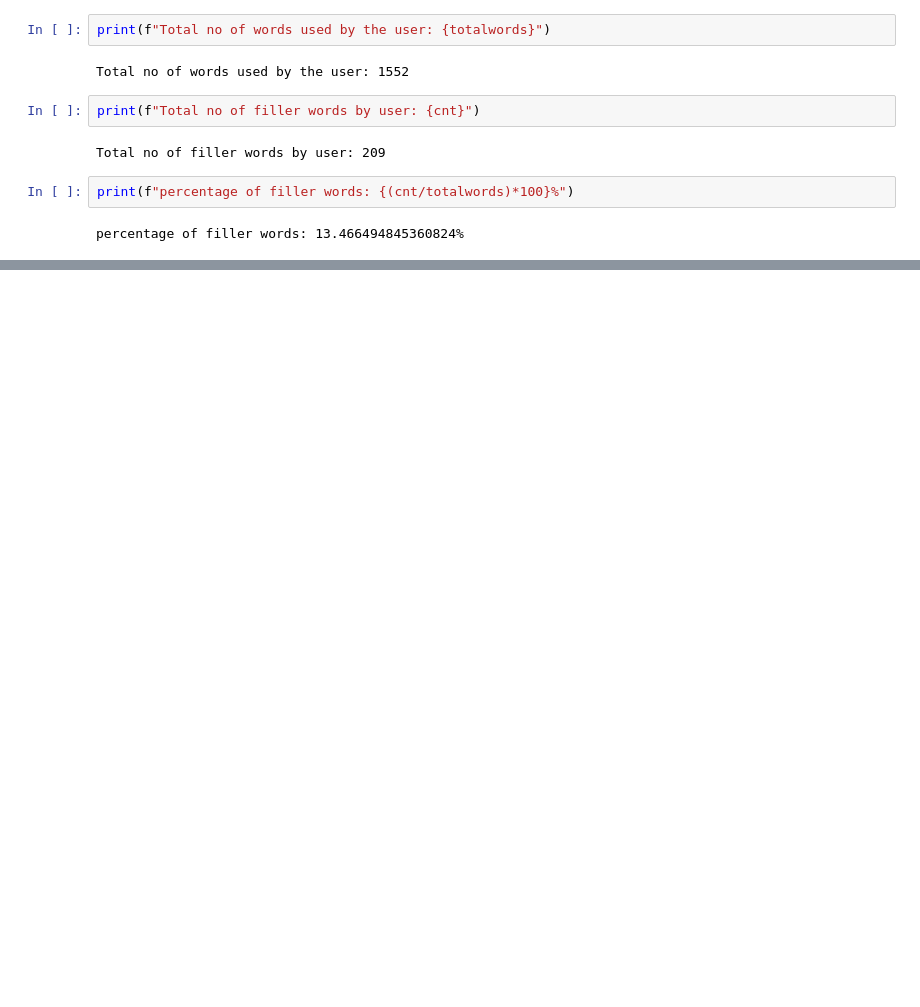
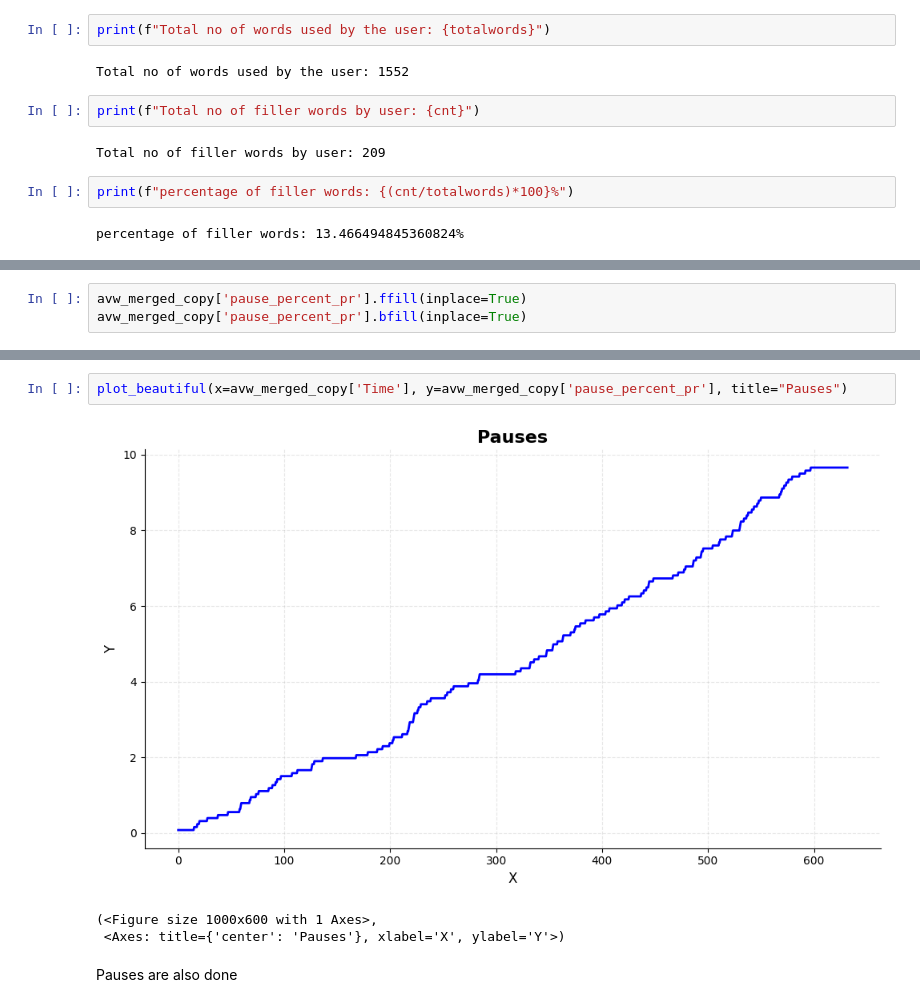
Before and after one commit to Ak62007/Multimodel-Reasoning, a Jupyter notebook: notebooks/master_df_ana.ipynb, the cells around one changed output, grey strips where cells are left out. Drawn from its saved outputs; the diff is of its cells as text; blank space fills up the shorter version.

```diff
--- a/notebooks/master_df_ana.ipynb
+++ b/notebooks/master_df_ana.ipynb
@@ -67,0 +260,3 @@ percentage of filler words: 13.466494845360824%
+# %%
+avw_merged_copy['pause_percent_pr'].ffill(inplace=True)
+avw_merged_copy['pause_percent_pr'].bfill(inplace=True)
@@ -67,0 +278,8 @@ percentage of filler words: 13.466494845360824%
+# %%
+plot_beautiful(x=avw_merged_copy['Time'], y=avw_merged_copy['pause_percent_pr'], title="Pauses")
+# %% [output]
+[figure, added]
+(<Figure size 1000x600 with 1 Axes>,
+ <Axes: title={'center': 'Pauses'}, xlabel='X', ylabel='Y'>)
+# %% [markdown]
+Pauses are also done
```
Also changed, not shown: parts of 26 cells of this notebook.
